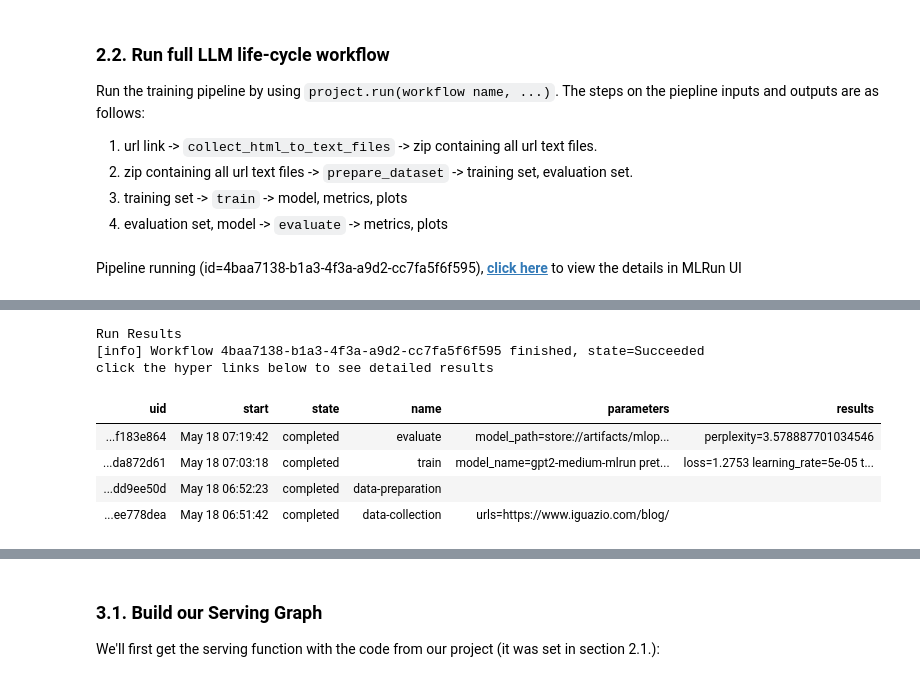
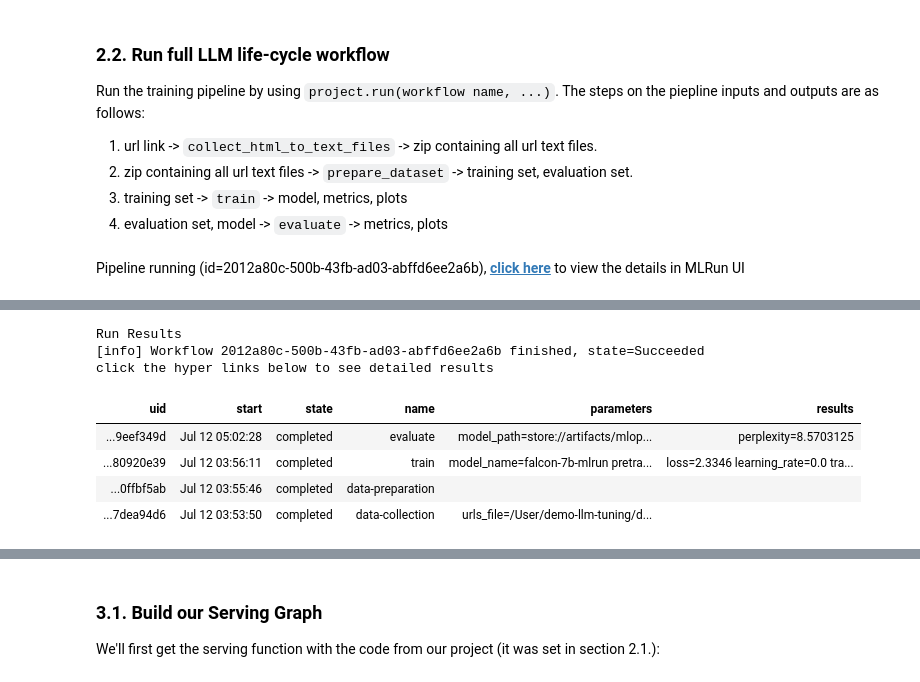
Before and after one commit to mlrun/demo-llm-tuning, a Jupyter notebook: tutorial.ipynb, the cells around one changed output, grey strips where cells are left out. Drawn from its saved outputs; the diff is of its cells as text; code cells hidden in the pictures.

Commit message:
Updated model to falcon (#8)

```diff
--- a/tutorial.ipynb
+++ b/tutorial.ipynb
@@ -31,11 +31,13 @@ MLOpsPedia will be based on [gpt2-medium](https://huggingface.co/gpt2). Before f
 # %%
-from transformers import GPT2Tokenizer, GPT2LMHeadModel, GenerationConfig, pipeline
+import os
+from transformers import AutoTokenizer, AutoModelForCausalLM, GenerationConfig, pipeline
+from transformers import logging
+logging.set_verbosity("CRITICAL")
 
-model_name = "gpt2-medium"
-tokenizer = GPT2Tokenizer.from_pretrained(model_name)
-model = GPT2LMHeadModel.from_pretrained(model_name)
+model_name = "tiiuae/falcon-7b"
+tokenizer = AutoTokenizer.from_pretrained(model_name)
 generation_config = GenerationConfig.from_pretrained(model_name)
-generator = pipeline("text-generation", model=model, tokenizer=tokenizer)
+generator = pipeline("text-generation", model=model_name, tokenizer=tokenizer, trust_remote_code=True)
 # %% [markdown]
 ### 1.2. Test it on some MLOps Questions
 
@@ -102,0 +92,11 @@ project = create_and_set_project(
+# %%
+import mlrun
+
+project = mlrun.load_project(
+    name="mlopspedia-bot",
+    context="./",
+    user_project=True,
+    parameters={
+        "source": "git://github.com/mlrun/demo-llm-tuning.git#main",
+        "default_image": "yonishelach/mlrun-llm",
+    })
@@ -112,30 +114,28 @@ Run the training pipeline by using `project.run(workflow name, ...)`. The steps
 # %%
 workflow_run = project.run(
     name="training_workflow",
     arguments={
-        "html_links": "data/html_urls.txt",
-        "model_name": "gpt2-medium-mlrun",
+        "html_links": "/User/demo-llm-tuning/data/html_urls.txt",
+        "model_name": "falcon-7b-mlrun",
         "pretrained_tokenizer": model_name,
         "pretrained_model": model_name,
-        "model_class": "transformers.GPT2LMHeadModel",
-        "tokenizer_class": "transformers.GPT2Tokenizer",
-        "epochs": 20,
-        "use_deepspeed": True,
+        "epochs": 5,
     },
     watch=True,
-    dirty=True
+    dirty=True,
+    timeout=60 * 120,
 )
 # %% [output]
-Pipeline running (id=4baa7138-b1a3-4f3a-a9d2-cc7fa5f6f595), click here to view the details in MLRun UI
+Pipeline running (id=2012a80c-500b-43fb-ad03-abffd6ee2a6b), click here to view the details in MLRun UI
 [drawing not drawn]
 Run Results
-[info] Workflow 4baa7138-b1a3-4f3a-a9d2-cc7fa5f6f595 finished, state=Succeeded
+[info] Workflow 2012a80c-500b-43fb-ad03-abffd6ee2a6b finished, state=Succeeded
 click the hyper links below to see detailed results
 | uid | start | state | name | parameters | results |
-| ...f183e864 | May 18 07:19:42 | completed | evaluate | model_path=store://artifacts/mlop... | perplexity=3.578887701034546 |
-| ...da872d61 | May 18 07:03:18 | completed | train | model_name=gpt2-medium-mlrun pret... | loss=1.2753 learning_rate=5e-05 t... |
-| ...dd9ee50d | May 18 06:52:23 | completed | data-preparation |  |  |
-| ...ee778dea | May 18 06:51:42 | completed | data-collection | urls=https://www.iguazio.com/blog/ |  |
+| ...9eef349d | Jul 12 05:02:28 | completed | evaluate | model_path=store://artifacts/mlop... | perplexity=8.5703125 |
+| ...80920e39 | Jul 12 03:56:11 | completed | train | model_name=falcon-7b-mlrun pretra... | loss=2.3346 learning_rate=0.0 tra... |
+| ...0ffbf5ab | Jul 12 03:55:46 | completed | data-preparation |  |  |
+| ...7dea94d6 | Jul 12 03:53:50 | completed | data-collection | urls_file=/User/demo-llm-tuning/d... |  |
 # %% [markdown]
 #### 2.2.1. Distributed Training
 
```
Also changed, not shown: parts of 18 cells of this notebook, 9 other files.
